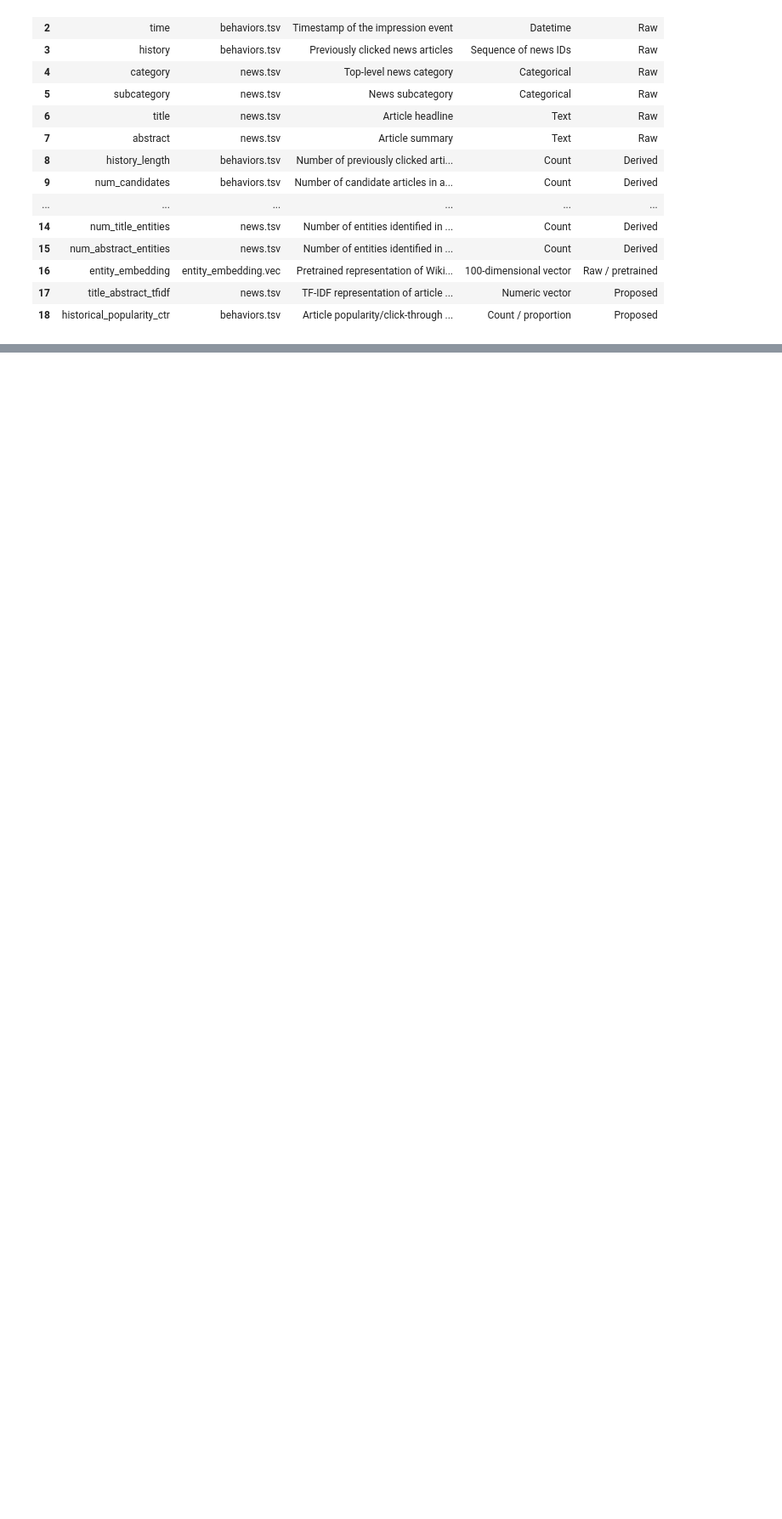
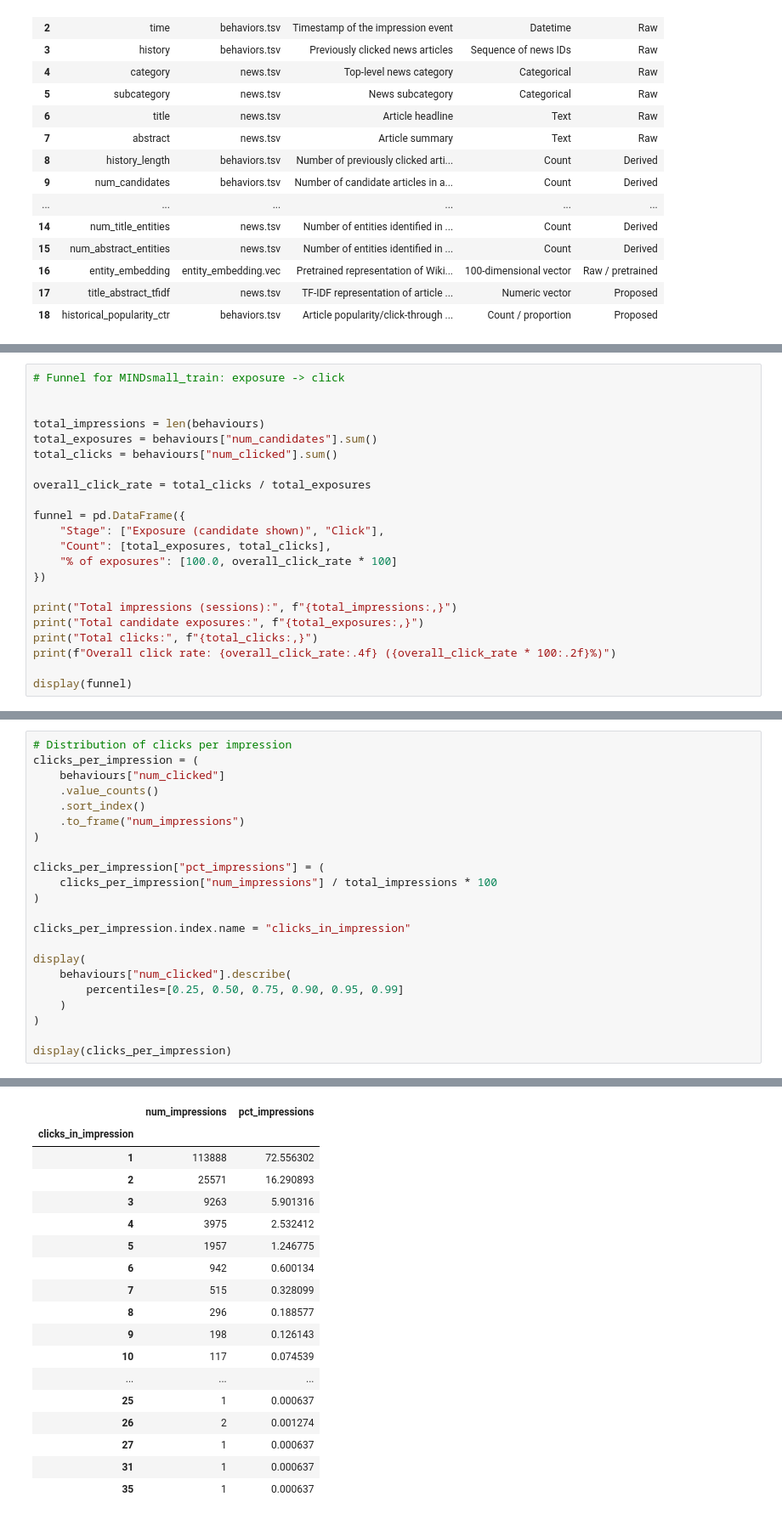
Before and after one commit to JariusF10-8/bt4222, a Jupyter notebook: notebooks/Dataset_Loading_Parsing.ipynb, the cells around one changed output, grey strips where cells are left out. Shown at 85% size. Saved outputs shown, nothing was run; the diff lists cells and outputs as text; blank space fills up the shorter version.

```diff
--- a/notebooks/Dataset_Loading_Parsing.ipynb
+++ b/notebooks/Dataset_Loading_Parsing.ipynb
@@ -1015,0 +1028,22 @@ display(numeric_summary)
+# %%
+# Funnel for MINDsmall_train: exposure -> click
+
+
+total_impressions = len(behaviours)
+total_exposures = behaviours["num_candidates"].sum()
+total_clicks = behaviours["num_clicked"].sum()
+
+overall_click_rate = total_clicks / total_exposures
+
+funnel = pd.DataFrame({
+    "Stage": ["Exposure (candidate shown)", "Click"],
+    "Count": [total_exposures, total_clicks],
+    "% of exposures": [100.0, overall_click_rate * 100]
+})
+
+print("Total impressions (sessions):", f"{total_impressions:,}")
+print("Total candidate exposures:", f"{total_exposures:,}")
+print("Total clicks:", f"{total_clicks:,}")
+print(f"Overall click rate: {overall_click_rate:.4f} ({overall_click_rate * 100:.2f}%)")
+
+display(funnel)
@@ -1015,0 +1058,23 @@ display(numeric_summary)
+# %%
+# Distribution of clicks per impression
+clicks_per_impression = (
+    behaviours["num_clicked"]
+    .value_counts()
+    .sort_index()
+    .to_frame("num_impressions")
+)
+
+clicks_per_impression["pct_impressions"] = (
+    clicks_per_impression["num_impressions"] / total_impressions * 100
+)
+
+clicks_per_impression.index.name = "clicks_in_impression"
+
+display(
+    behaviours["num_clicked"].describe(
+        percentiles=[0.25, 0.50, 0.75, 0.90, 0.95, 0.99]
+    )
+)
+
+display(clicks_per_impression)
+# %% [output]
@@ -1015,0 +1093,18 @@ display(numeric_summary)
+|  | num_impressions | pct_impressions |
+| clicks_in_impression |  |  |
+| 1 | 113888 | 72.556302 |
+| 2 | 25571 | 16.290893 |
+| 3 | 9263 | 5.901316 |
+| 4 | 3975 | 2.532412 |
+| 5 | 1957 | 1.246775 |
+| 6 | 942 | 0.600134 |
+| 7 | 515 | 0.328099 |
+| 8 | 296 | 0.188577 |
+| 9 | 198 | 0.126143 |
+| 10 | 117 | 0.074539 |
+| ... | ... | ... |
+| 25 | 1 | 0.000637 |
+| 26 | 2 | 0.001274 |
+| 27 | 1 | 0.000637 |
+| 31 | 1 | 0.000637 |
+| 35 | 1 | 0.000637 |
```
Also changed, not shown: parts of 7 cells of this notebook, 1 other file.
